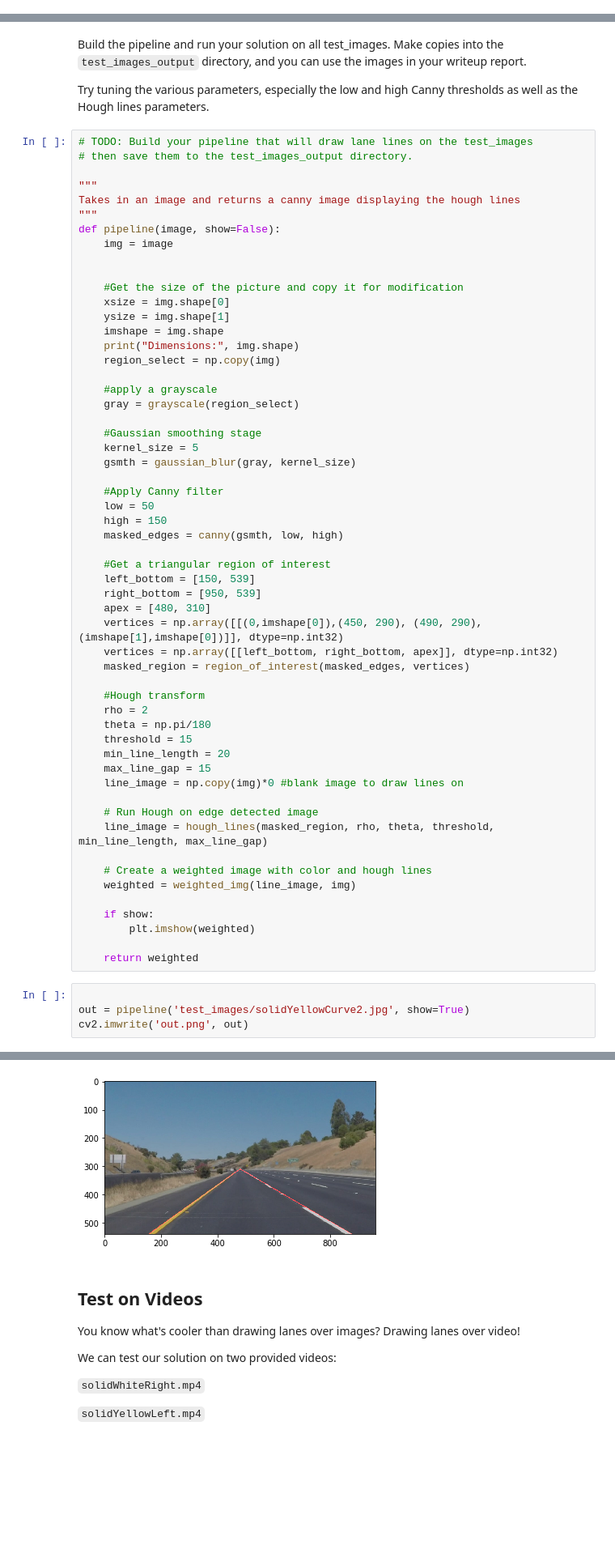
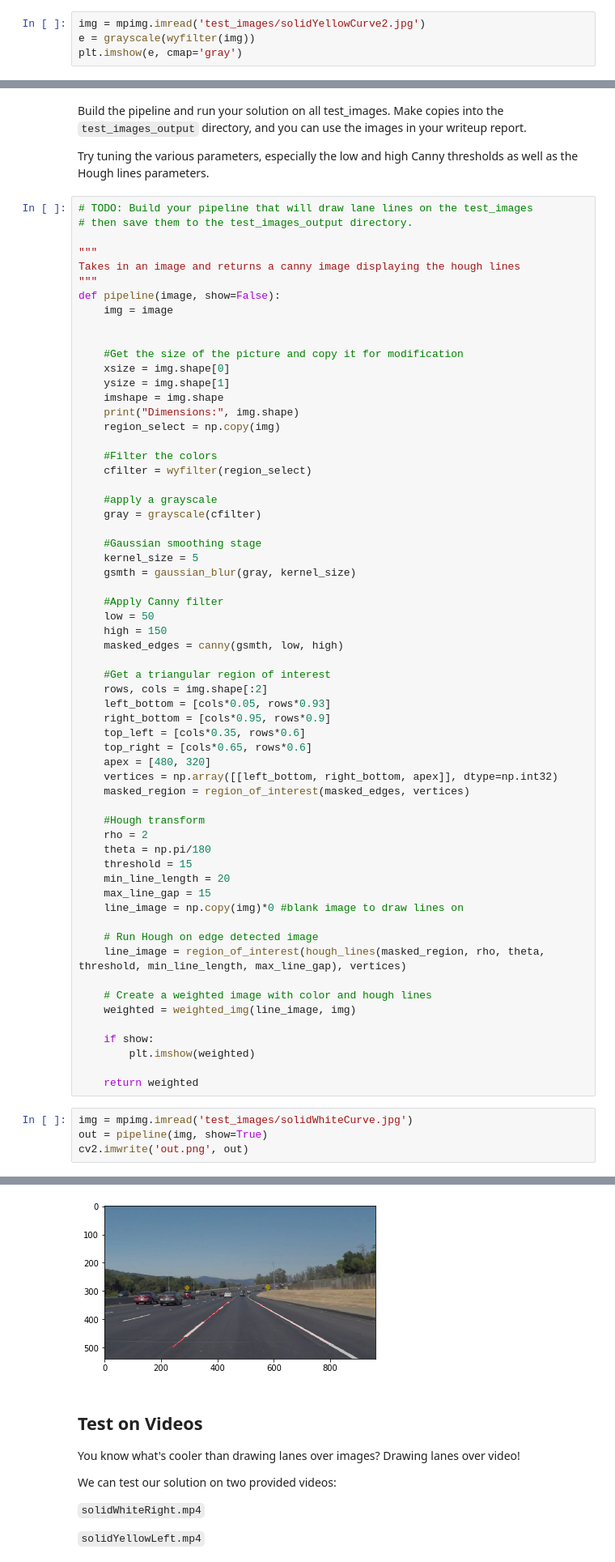
Before and after one commit to tnazikian/CarND-LaneLines-P1, a Jupyter notebook: P1.ipynb, the cells around one changed output, grey strips where cells are left out. Shown at 81% size. Saved outputs shown, nothing was run; the diff lists cells and outputs as text; blank space fills up the shorter version.

```diff
--- a/P1.ipynb
+++ b/P1.ipynb
@@ -190,0 +227,4 @@ def draw_lines2(img, lines, color=[255, 0, 0], thickness=2):
+# %%
+img = mpimg.imread('test_images/solidYellowCurve2.jpg')
+e = grayscale(wyfilter(img))
+plt.imshow(e, cmap='gray')
@@ -227,8 +270,11 @@ def pipeline(image, show=False):
     print("Dimensions:", img.shape)
     region_select = np.copy(img)
 
+    #Filter the colors
+    cfilter = wyfilter(region_select)
+
     #apply a grayscale
-    gray = grayscale(region_select)
+    gray = grayscale(cfilter)
 
     #Gaussian smoothing stage
     kernel_size = 5
@@ -240,10 +286,12 @@ def pipeline(image, show=False):
     masked_edges = canny(gsmth, low, high)
 
     #Get a triangular region of interest
-    left_bottom = [150, 539]
-    right_bottom = [950, 539]
-    apex = [480, 310]
-    vertices = np.array([[(0,imshape[0]),(450, 290), (490, 290), (imshape[1],imshape[0])]], dtype=np.int32)
+    rows, cols = img.shape[:2]
+    left_bottom = [cols*0.05, rows*0.93]
+    right_bottom = [cols*0.95, rows*0.9]
+    top_left = [cols*0.35, rows*0.6]
+    top_right = [cols*0.65, rows*0.6]
+    apex = [480, 320]
     vertices = np.array([[left_bottom, right_bottom, apex]], dtype=np.int32)
     masked_region = region_of_interest(masked_edges, vertices)
 
@@ -256,7 +304,7 @@ def pipeline(image, show=False):
     line_image = np.copy(img)*0 #blank image to draw lines on
 
     # Run Hough on edge detected image
-    line_image = hough_lines(masked_region, rho, theta, threshold, min_line_length, max_line_gap)
+    line_image = region_of_interest(hough_lines(masked_region, rho, theta, threshold, min_line_length, max_line_gap), vertices)
 
     # Create a weighted image with color and hough lines
     weighted = weighted_img(line_image, img)
@@ -266,8 +314,8 @@ def pipeline(image, show=False):
 
     return weighted
 # %%
-
-out = pipeline('test_images/solidYellowCurve2.jpg', show=True)
+img = mpimg.imread('test_images/solidWhiteCurve.jpg')
+out = pipeline(img, show=True)
 cv2.imwrite('out.png', out)
 # %% [output]
 Dimensions: (540, 960, 3)
@@ -274,5 +324,5 @@ Dimensions: (540, 960, 3)
 True
-[figure, old version]
+[figure, new version]
 # %% [markdown]
 ## Test on Videos
 
```
Also changed, not shown: parts of 10 cells of this notebook, 4 other files.
